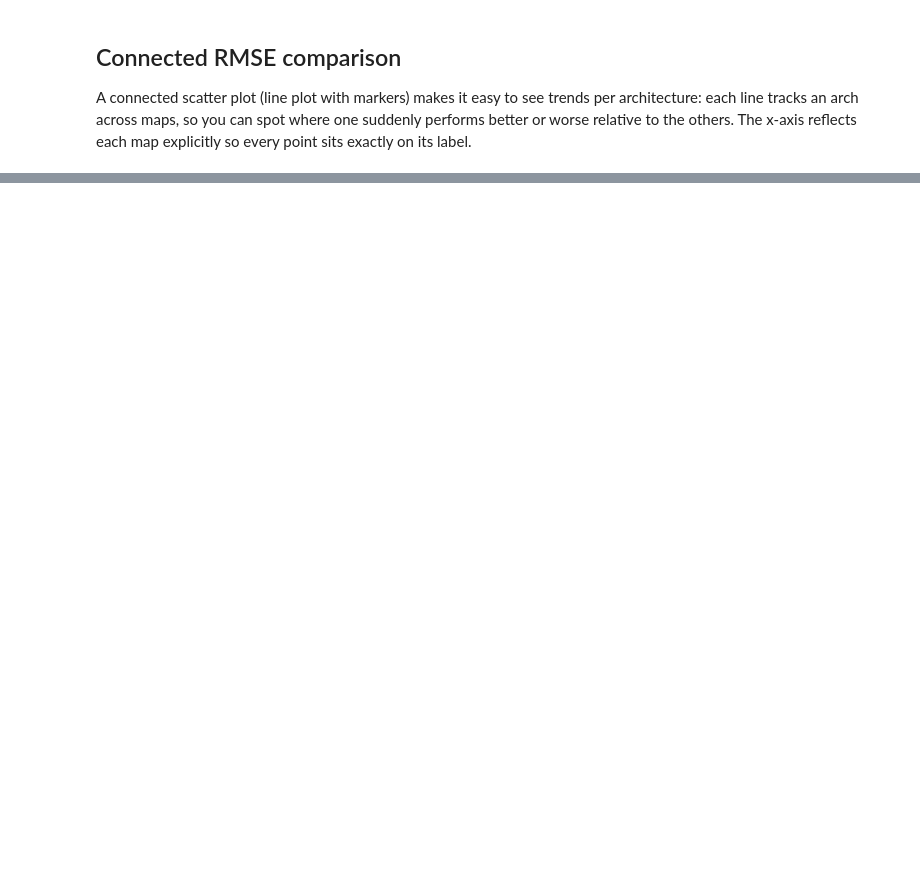
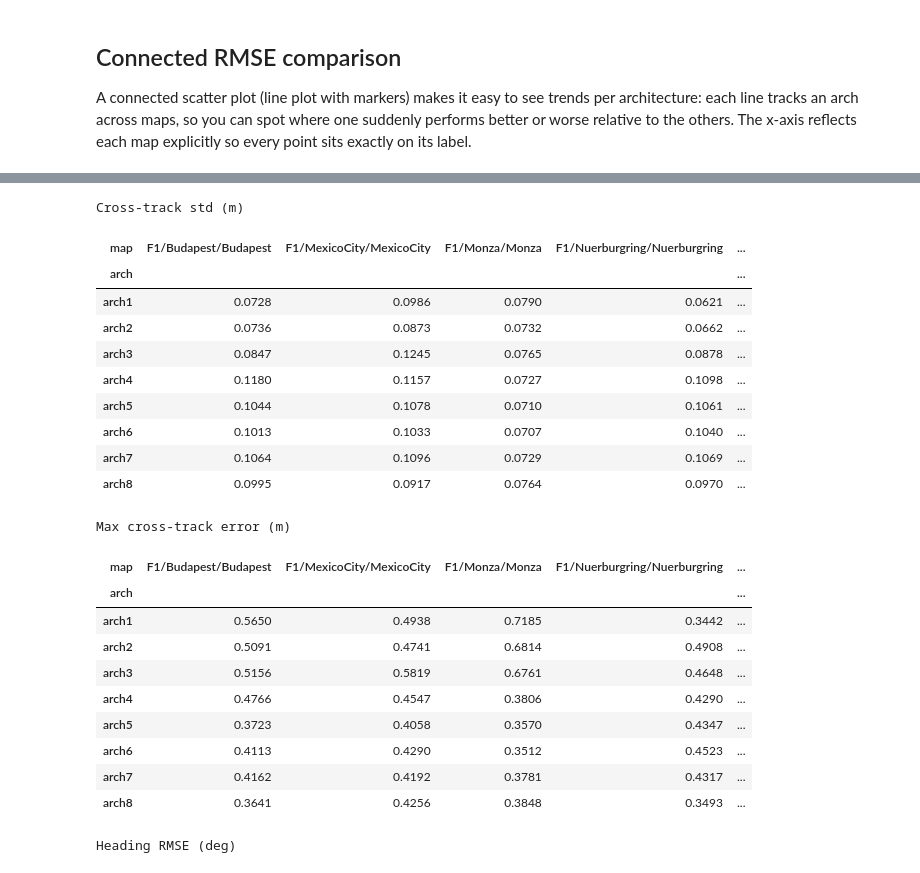
Before and after one commit to zzayah/NAS-in-the-Loop, a Jupyter notebook: nas/compare-map/vis.ipynb, the cells around one changed output, grey strips where cells are left out. Drawn from its saved outputs; the diff is of its cells as text; code cells hidden in the pictures; blank space fills up the shorter version.

```diff
--- a/nas/compare-map/vis.ipynb
+++ b/nas/compare-map/vis.ipynb
@@ -170,0 +175,74 @@ plt.show()
+# %%
+metric_specs = {
+    "crosstrack_std_m": {
+        "title": "Cross-track standard deviation",
+        "ylabel": "Cross-track std (m)",
+        "table_title": "Cross-track std (m)",
+        "ylim_bottom": 0.0,
+    },
+    "crosstrack_max_m": {
+        "title": "Maximum cross-track error",
+        "ylabel": "Max cross-track error (m)",
+        "table_title": "Max cross-track error (m)",
+        "ylim_bottom": 0.0,
+    },
+    "heading_error_rmse_deg": {
+        "title": "Heading RMSE",
+        "ylabel": "Heading RMSE (deg)",
+        "table_title": "Heading RMSE (deg)",
+        "ylim_bottom": 0.0,
+    },
+}
+
+metric_rows: list[dict[str, object]] = []
+for record in METRIC_RECORDS:
+    map_name = record["map"]
+    for run in record["runs"]:
+        row = {"map": map_name, "arch": run["label"]}
+        for metric_key in metric_specs:
+            row[metric_key] = run.get(metric_key)
+        metric_rows.append(row)
+
+metric_df = pd.DataFrame(metric_rows)
+metric_pivots = {
+    metric_key: (
+        metric_df
+        .pivot_table(index="arch", columns="map", values=metric_key)
+        .reindex(index=pivot.index, columns=pivot.columns)
+    )
+    for metric_key in metric_specs
+    if metric_key in metric_df.columns and metric_df[metric_key].notna().any()
+}
+
+for metric_key, metric_pivot in metric_pivots.items():
+    print(metric_specs[metric_key]["table_title"])
+    display(
+        metric_pivot.style
+        .format("{:.4f}")
+        .background_gradient(axis=0, cmap="YlGnBu")
+        .set_properties(**{"text-align": "center"})
+    )
+# %% [output]
+Cross-track std (m)
+| map | F1/Budapest/Budapest | F1/MexicoCity/MexicoCity | F1/Monza/Monza | F1/Nuerburgring/Nuerburgring | ... |
+| arch |  |  |  |  | ... |
+| arch1 | 0.0728 | 0.0986 | 0.0790 | 0.0621 | ... |
+| arch2 | 0.0736 | 0.0873 | 0.0732 | 0.0662 | ... |
+| arch3 | 0.0847 | 0.1245 | 0.0765 | 0.0878 | ... |
+| arch4 | 0.1180 | 0.1157 | 0.0727 | 0.1098 | ... |
+| arch5 | 0.1044 | 0.1078 | 0.0710 | 0.1061 | ... |
+| arch6 | 0.1013 | 0.1033 | 0.0707 | 0.1040 | ... |
+| arch7 | 0.1064 | 0.1096 | 0.0729 | 0.1069 | ... |
+| arch8 | 0.0995 | 0.0917 | 0.0764 | 0.0970 | ... |
+Max cross-track error (m)
+| map | F1/Budapest/Budapest | F1/MexicoCity/MexicoCity | F1/Monza/Monza | F1/Nuerburgring/Nuerburgring | ... |
+| arch |  |  |  |  | ... |
+| arch1 | 0.5650 | 0.4938 | 0.7185 | 0.3442 | ... |
+| arch2 | 0.5091 | 0.4741 | 0.6814 | 0.4908 | ... |
+| arch3 | 0.5156 | 0.5819 | 0.6761 | 0.4648 | ... |
+| arch4 | 0.4766 | 0.4547 | 0.3806 | 0.4290 | ... |
+| arch5 | 0.3723 | 0.4058 | 0.3570 | 0.4347 | ... |
+| arch6 | 0.4113 | 0.4290 | 0.3512 | 0.4523 | ... |
+| arch7 | 0.4162 | 0.4192 | 0.3781 | 0.4317 | ... |
+| arch8 | 0.3641 | 0.4256 | 0.3848 | 0.3493 | ... |
+Heading RMSE (deg)
```
Also changed, not shown: parts of 7 cells of this notebook, 10 other files.
